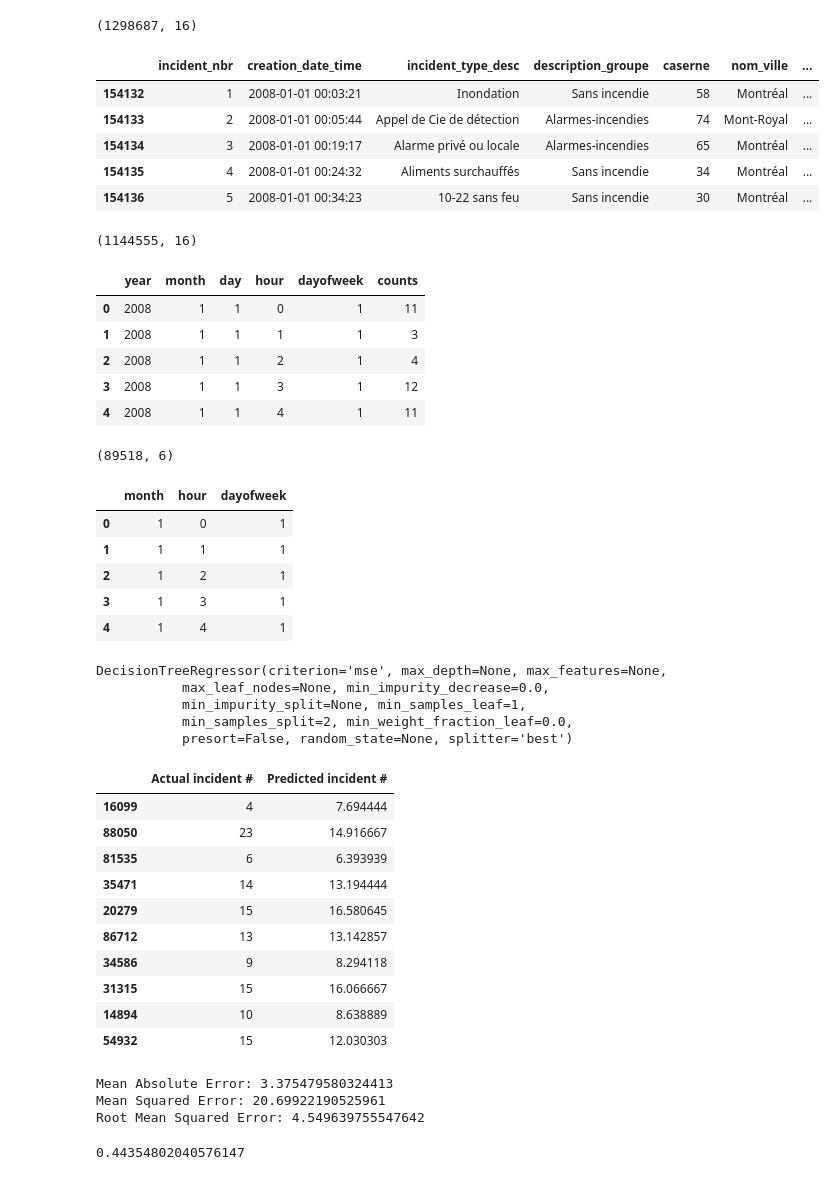
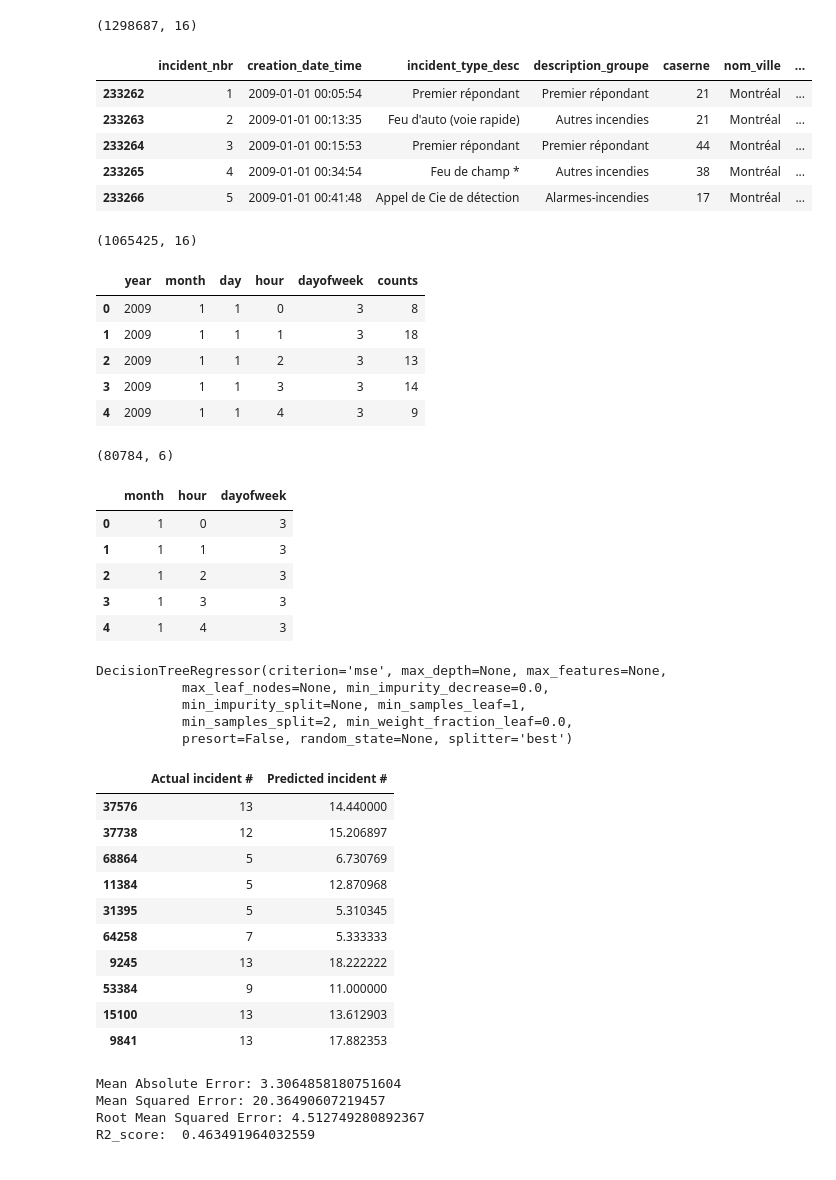
Before and after one commit to chhsh/mcgillcapstone, a Jupyter notebook: CapStone-Regression1.ipynb, the cells around one changed output. Drawn from its saved outputs; the diff is of its cells as text; code cells hidden in the pictures.

```diff
--- a/CapStone-Regression1.ipynb
+++ b/CapStone-Regression1.ipynb
@@ -77,48 +77,48 @@ df.shape
 # %% [output]
 (1298687, 16)
 # %%
-df1 = df[df['year'] >= 2008]
+df1 = df[df['year'] > 2008]
 df1.head(n=5)
 # %% [output]
 |  | incident_nbr | creation_date_time | incident_type_desc | description_groupe | caserne | nom_ville | ... |
-| 154132 | 1 | 2008-01-01 00:03:21 | Inondation | Sans incendie | 58 | Montréal | ... |
-| 154133 | 2 | 2008-01-01 00:05:44 | Appel de Cie de détection | Alarmes-incendies | 74 | Mont-Royal | ... |
-| 154134 | 3 | 2008-01-01 00:19:17 | Alarme privé ou locale | Alarmes-incendies | 65 | Montréal | ... |
-| 154135 | 4 | 2008-01-01 00:24:32 | Aliments surchauffés | Sans incendie | 34 | Montréal | ... |
-| 154136 | 5 | 2008-01-01 00:34:23 | 10-22 sans feu | Sans incendie | 30 | Montréal | ... |
+| 233262 | 1 | 2009-01-01 00:05:54 | Premier répondant | Premier répondant | 21 | Montréal | ... |
+| 233263 | 2 | 2009-01-01 00:13:35 | Feu d'auto (voie rapide) | Autres incendies | 21 | Montréal | ... |
+| 233264 | 3 | 2009-01-01 00:15:53 | Premier répondant | Premier répondant | 44 | Montréal | ... |
+| 233265 | 4 | 2009-01-01 00:34:54 | Feu de champ * | Autres incendies | 38 | Montréal | ... |
+| 233266 | 5 | 2009-01-01 00:41:48 | Appel de Cie de détection | Alarmes-incendies | 17 | Montréal | ... |
 # %%
 df = df1
 print(df.shape)
 # %% [output]
-(1144555, 16)
+(1065425, 16)
 # %%
 countsDataFrame = df.groupby(['year', 'month', 'day', 'hour', 'dayofweek']).size().reset_index(name='counts')
 # %%
 countsDataFrame.head(n=5)
 # %% [output]
 |  | year | month | day | hour | dayofweek | counts |
-| 0 | 2008 | 1 | 1 | 0 | 1 | 11 |
-| 1 | 2008 | 1 | 1 | 1 | 1 | 3 |
-| 2 | 2008 | 1 | 1 | 2 | 1 | 4 |
-| 3 | 2008 | 1 | 1 | 3 | 1 | 12 |
-| 4 | 2008 | 1 | 1 | 4 | 1 | 11 |
+| 0 | 2009 | 1 | 1 | 0 | 3 | 8 |
+| 1 | 2009 | 1 | 1 | 1 | 3 | 18 |
+| 2 | 2009 | 1 | 1 | 2 | 3 | 13 |
+| 3 | 2009 | 1 | 1 | 3 | 3 | 14 |
+| 4 | 2009 | 1 | 1 | 4 | 3 | 9 |
 # %%
 #filteredCountsDF = countsDataFrame[countsDataFrame['year'].isin([2015, 2016, 2017])]
 filteredCountsDF = countsDataFrame
 filteredCountsDF.shape
 # %% [output]
-(89518, 6)
+(80784, 6)
 # %%
 X = filteredCountsDF.drop(['counts', 'year', 'day'], axis=1)
 y = filteredCountsDF['counts']
 X.head(5)
 # %% [output]
 |  | month | hour | dayofweek |
-| 0 | 1 | 0 | 1 |
-| 1 | 1 | 1 | 1 |
-| 2 | 1 | 2 | 1 |
-| 3 | 1 | 3 | 1 |
-| 4 | 1 | 4 | 1 |
+| 0 | 1 | 0 | 3 |
+| 1 | 1 | 1 | 3 |
+| 2 | 1 | 2 | 3 |
+| 3 | 1 | 3 | 3 |
+| 4 | 1 | 4 | 3 |
 # %%
 from sklearn.model_selection import train_test_split
 X_train, X_test, y_train, y_test = train_test_split(X, y, test_size=0.2, random_state=0)
@@ -138,16 +138,16 @@ resultDF=pd.DataFrame({'Actual incident #':y_test, 'Predicted incident #':y_pred
 resultDF.head(10)
 # %% [output]
 |  | Actual incident # | Predicted incident # |
-| 16099 | 4 | 7.694444 |
-| 88050 | 23 | 14.916667 |
-| 81535 | 6 | 6.393939 |
-| 35471 | 14 | 13.194444 |
-| 20279 | 15 | 16.580645 |
-| 86712 | 13 | 13.142857 |
-| 34586 | 9 | 8.294118 |
-| 31315 | 15 | 16.066667 |
-| 14894 | 10 | 8.638889 |
-| 54932 | 15 | 12.030303 |
+| 37576 | 13 | 14.440000 |
+| 37738 | 12 | 15.206897 |
+| 68864 | 5 | 6.730769 |
+| 11384 | 5 | 12.870968 |
+| 31395 | 5 | 5.310345 |
+| 64258 | 7 | 5.333333 |
+| 9245 | 13 | 18.222222 |
+| 53384 | 9 | 11.000000 |
+| 15100 | 13 | 13.612903 |
+| 9841 | 13 | 17.882353 |
 # %%
 from sklearn import metrics
 import numpy as np
@@ -156,9 +156,9 @@ from sklearn.metrics import r2_score
 print('Mean Absolute Error:', metrics.mean_absolute_error(y_test, y_pred))
 print('Mean Squared Error:', metrics.mean_squared_error(y_test, y_pred))
 print('Root Mean Squared Error:', np.sqrt(metrics.mean_squared_error(y_test, y_pred)))
-r2_score(y_test, y_pred)
+print('R2_score: ', r2_score(y_test, y_pred))
 # %% [output]
-Mean Absolute Error: 3.375479580324413
-Mean Squared Error: 20.69922190525961
-Root Mean Squared Error: 4.549639755547642
+Mean Absolute Error: 3.3064858180751604
+Mean Squared Error: 20.36490607219457
+Root Mean Squared Error: 4.512749280892367
+R2_score:  0.463491964032559
-0.44354802040576147
```
Also changed, not shown: parts of 2 cells of this notebook.
